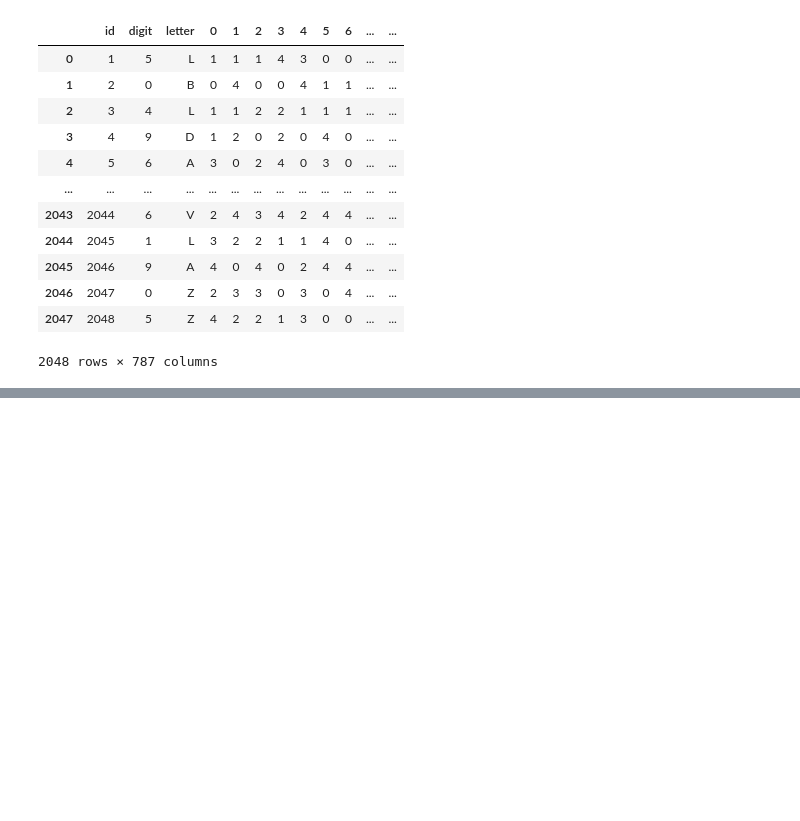
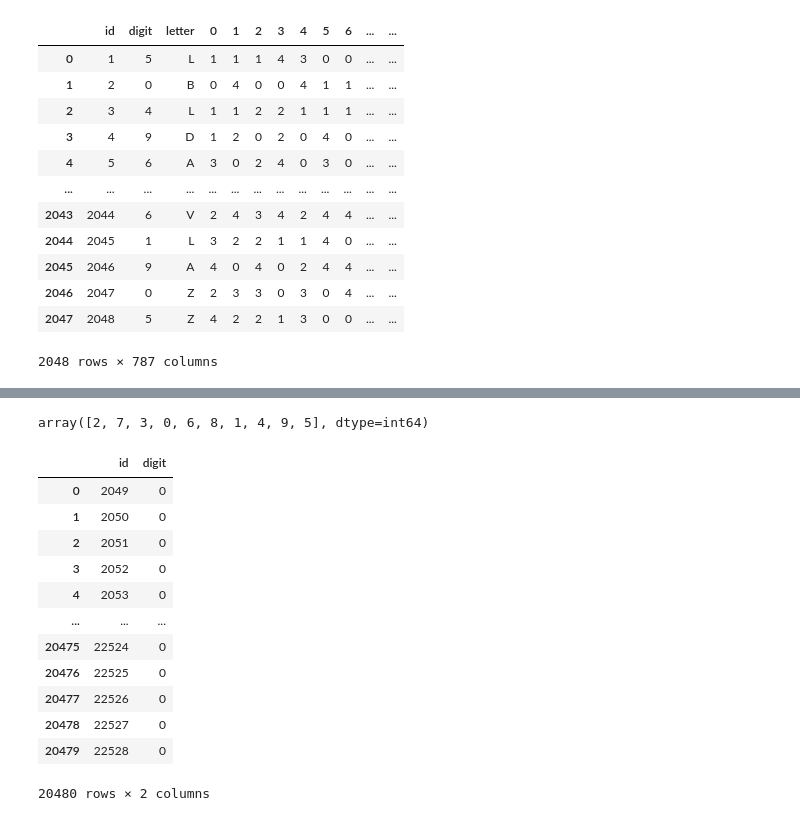
Before and after one commit to lhk063/Winter, a Jupyter notebook: 데이콘/컴퓨터 비전 학습 경진대회/cnn_mnist.ipynb, the cells around one changed output, grey strips where cells are left out. Saved outputs shown, nothing was run; the diff lists cells and outputs as text; code cells hidden in the pictures; blank space fills up the shorter version.

```diff
--- a/데이콘/컴퓨터 비전 학습 경진대회/cnn_mnist.ipynb
+++ b/데이콘/컴퓨터 비전 학습 경진대회/cnn_mnist.ipynb
@@ -122,0 +362,21 @@ train
+# %%
+decoding['digit'].unique()
+# %% [output]
+array([2, 7, 3, 0, 6, 8, 1, 4, 9, 5], dtype=int64)
+# %%
+sub = pd.read_csv('data/submission.csv')
+sub
+# %% [output]
+|  | id | digit |
+| 0 | 2049 | 0 |
+| 1 | 2050 | 0 |
+| 2 | 2051 | 0 |
+| 3 | 2052 | 0 |
+| 4 | 2053 | 0 |
+| ... | ... | ... |
+| 20475 | 22524 | 0 |
+| 20476 | 22525 | 0 |
+| 20477 | 22526 | 0 |
+| 20478 | 22527 | 0 |
+| 20479 | 22528 | 0 |
+20480 rows × 2 columns
```
Also changed, not shown: parts of 34 cells of this notebook, 2 other files.
